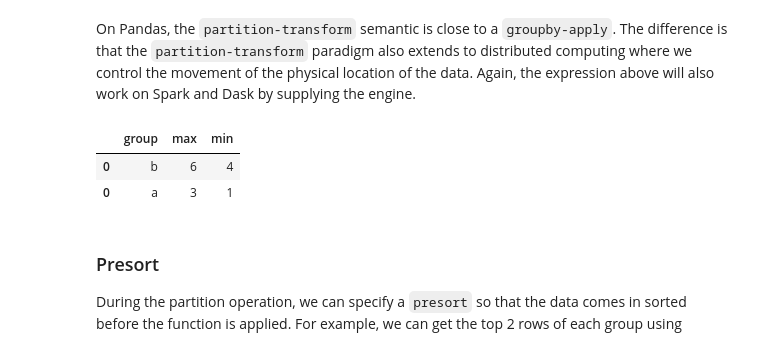
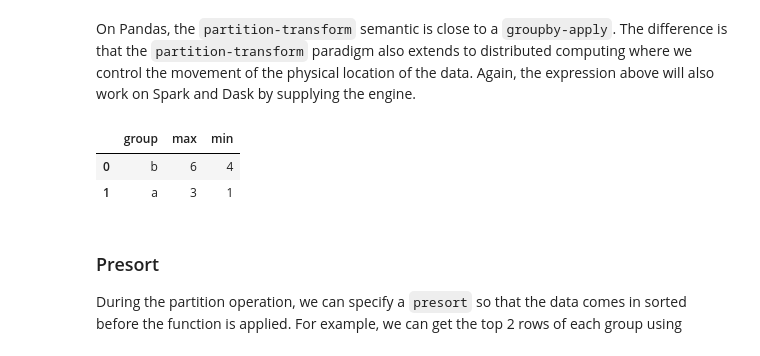
Before and after one commit to fugue-project/tutorials, a Jupyter notebook: tutorials/quick_look/ten_minutes.ipynb, the cells around one changed output. Saved outputs shown, nothing was run; the diff lists cells and outputs as text; code cells hidden in the pictures.

```diff
--- a/tutorials/quick_look/ten_minutes.ipynb
+++ b/tutorials/quick_look/ten_minutes.ipynb
@@ -397,15 +373,16 @@ On Pandas, the `partition-transform` semantic is close to a `groupby-apply`. The
 # %%
 transform(
     df=df,
     using=min_max,
     schema="group:str,max:int,min:int",
     partition={"by": "col1"},
-    engine="dask"
-    ).compute()
+    engine="dask",
+    as_local=True
+    )
 # %% [output]
 |  | group | max | min |
 | 0 | b | 6 | 4 |
-| 0 | a | 3 | 1 |
+| 1 | a | 3 | 1 |
 # %% [markdown]
 ### Presort
 
```
Also changed, not shown: parts of 17 cells of this notebook.
